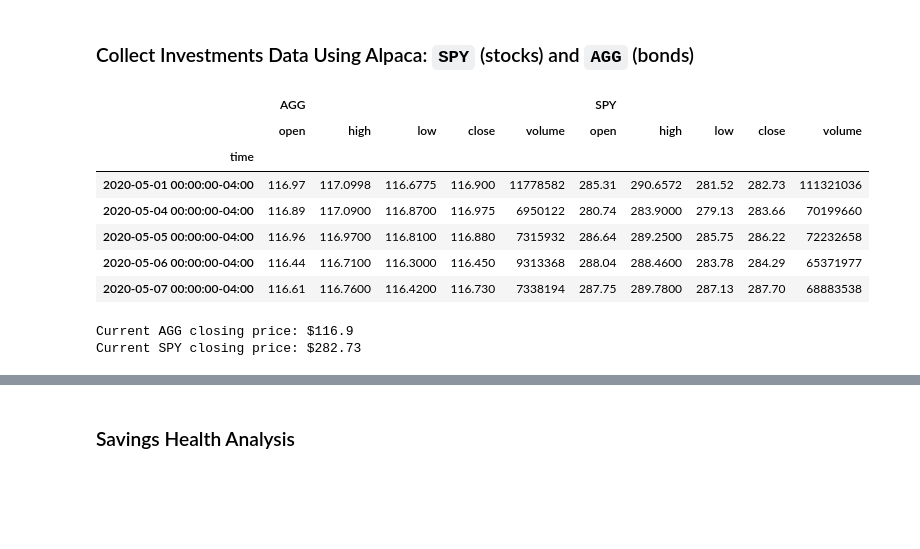
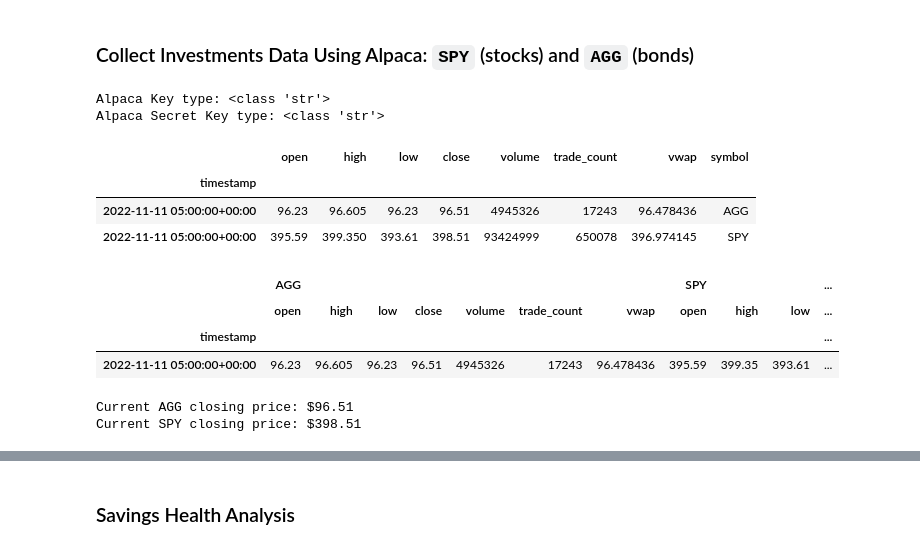
Before and after one commit to VeronicaHurtado/FinTech-Module5-Challenge, a Jupyter notebook: financial-planner.ipynb, the cells around one changed output, grey strips where cells are left out. Cells and saved outputs as stored; diff of their text form; code cells hidden in the pictures; blank space fills up the shorter version.

```diff
--- a/financial-planner.ipynb
+++ b/financial-planner.ipynb
@@ -50,51 +62,76 @@ my_agg = 200
 my_spy = 50
 # %%
 # Set Alpaca API key and secret
-# YOUR CODE HERE!
+alpaca_api_key = os.getenv("ALPACA_API_KEY")
+alpaca_secret_key = os.getenv("ALPACA_SECRET_KEY")
 
 # Create the Alpaca API object
-# YOUR CODE HERE!
+alpaca_api = tradeapi.REST(
+    alpaca_api_key,
+    alpaca_secret_key,
+    api_version="v2")
+# %%
+# Verify that Alpaca key and secret were correctly loaded
+print(f"Alpaca Key type: {type(alpaca_api_key)}")
+print(f"Alpaca Secret Key type: {type(alpaca_secret_key)}")
+# %% [output]
+Alpaca Key type: <class 'str'>
+Alpaca Secret Key type: <class 'str'>
+# %%
+# Format current date as ISO format
+# Since I have a free subscription to Alpaca, using the current date returns an error:
+# APIError: your subscription does not permit querying data from the past 15 minutes
+# today = pd.Timestamp(date.today(), tz="America/New_York").isoformat()
+# Thus for this case study we are using the date from 30 days ago instead.
+a_month_ago = date.today() - timedelta(days=30)
+today = pd.Timestamp(a_month_ago, tz="America/New_York").isoformat()
 # %%
-# Format current date as ISO format
-# YOUR CODE HERE!
-
 # Set the tickers
 tickers = ["AGG", "SPY"]
 
 # Set timeframe to "1Day" for Alpaca API
 timeframe = "1Day"
 
 # Get current closing prices for SPY and AGG
-# YOUR CODE HERE!
+df_portfolio = alpaca_api.get_bars(
+    tickers,
+    timeframe,
+    start = today,
+    end = today
+).df
 
-# Reorganize the DataFrame
-# Separate ticker data
-# YOUR CODE HERE!
-
-
-# Concatenate the ticker DataFrames
-# YOUR CODE HERE!
-
-# Preview DataFrame
-# YOUR CODE HERE!
+df_portfolio
 # %% [output]
-|  | AGG |  |  |  |  | SPY |  |  |  |  |
-|  | open | high | low | close | volume | open | high | low | close | volume |
-| time |  |  |  |  |  |  |  |  |  |  |
-| 2020-05-01 00:00:00-04:00 | 116.97 | 117.0998 | 116.6775 | 116.900 | 11778582 | 285.31 | 290.6572 | 281.52 | 282.73 | 111321036 |
-| 2020-05-04 00:00:00-04:00 | 116.89 | 117.0900 | 116.8700 | 116.975 | 6950122 | 280.74 | 283.9000 | 279.13 | 283.66 | 70199660 |
-| 2020-05-05 00:00:00-04:00 | 116.96 | 116.9700 | 116.8100 | 116.880 | 7315932 | 286.64 | 289.2500 | 285.75 | 286.22 | 72232658 |
-| 2020-05-06 00:00:00-04:00 | 116.44 | 116.7100 | 116.3000 | 116.450 | 9313368 | 288.04 | 288.4600 | 283.78 | 284.29 | 65371977 |
-| 2020-05-07 00:00:00-04:00 | 116.61 | 116.7600 | 116.4200 | 116.730 | 7338194 | 287.75 | 289.7800 | 287.13 | 287.70 | 68883538 |
+|  | open | high | low | close | volume | trade_count | vwap | symbol |
+| timestamp |  |  |  |  |  |  |  |  |
+| 2022-11-11 05:00:00+00:00 | 96.23 | 96.605 | 96.23 | 96.51 | 4945326 | 17243 | 96.478436 | AGG |
+| 2022-11-11 05:00:00+00:00 | 395.59 | 399.350 | 393.61 | 398.51 | 93424999 | 650078 | 396.974145 | SPY |
+# %%
+# Reorganize the DataFrame
+# Separate ticker data
+AGG = df_portfolio[df_portfolio['symbol']=='AGG'].drop('symbol', axis=1)
+SPY = df_portfolio[df_portfolio['symbol']=='SPY'].drop('symbol', axis=1)
+
+# Concatenate the ticker DataFrames
+df_portfolio = pd.concat([AGG, SPY],axis=1, keys=tickers)
+
+# Preview DataFrame
+df_portfolio
+# %% [output]
+|  | AGG |  |  |  |  |  |  | SPY |  |  | ... |
+|  | open | high | low | close | volume | trade_count | vwap | open | high | low | ... |
+| timestamp |  |  |  |  |  |  |  |  |  |  | ... |
+| 2022-11-11 05:00:00+00:00 | 96.23 | 96.605 | 96.23 | 96.51 | 4945326 | 17243 | 96.478436 | 395.59 | 399.35 | 393.61 | ... |
 # %%
 # Pick AGG and SPY close prices
-# YOUR CODE HERE!
+agg_close_price = float(df_portfolio["AGG"]["close"])
+spy_close_price = float(df_portfolio["SPY"]["close"])
 
 # Print AGG and SPY close prices
 print(f"Current AGG closing price: ${agg_close_price}")
 print(f"Current SPY closing price: ${spy_close_price}")
 # %% [output]
-Current AGG closing price: $116.9
-Current SPY closing price: $282.73
+Current AGG closing price: $96.51
+Current SPY closing price: $398.51
 # %%
 # Compute the current value of shares
```
Also changed, not shown: parts of 10 cells of this notebook, 3 other files.
